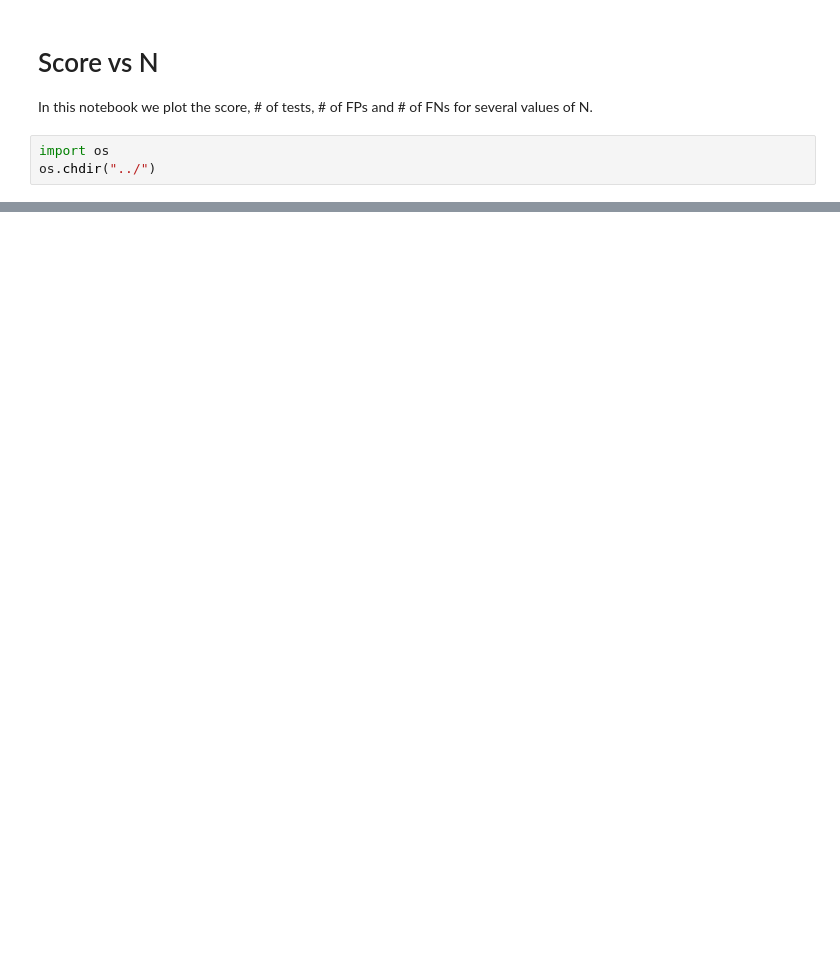
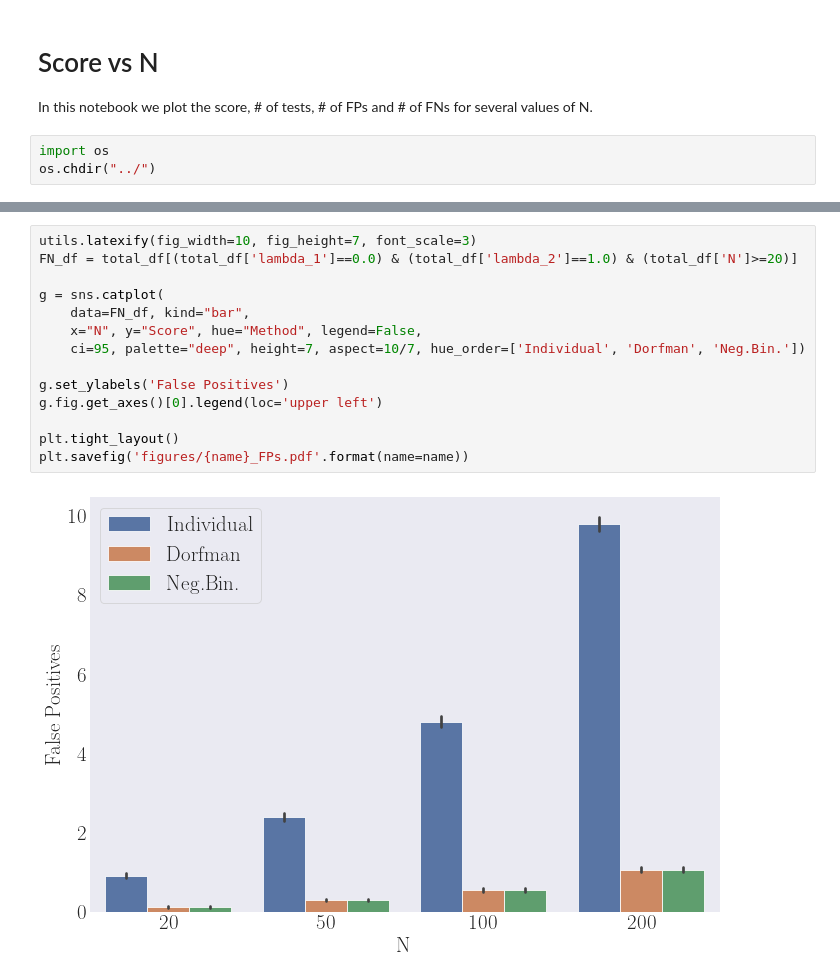
Before and after one commit to Networks-Learning/pooled-testing, a Jupyter notebook: notebooks/score_vs_N.ipynb, the cells around one changed output, grey strips where cells are left out. Cells and saved outputs as stored; diff of their text form; blank space fills up the shorter version.

```diff
--- a/notebooks/score_vs_N.ipynb
+++ b/notebooks/score_vs_N.ipynb
@@ -68,0 +90,16 @@ plt.savefig('figures/{name}.pdf'.format(name=name))
+# %%
+utils.latexify(fig_width=10, fig_height=7, font_scale=3)
+FN_df = total_df[(total_df['lambda_1']==0.0) & (total_df['lambda_2']==1.0) & (total_df['N']>=20)]
+
+g = sns.catplot(
+    data=FN_df, kind="bar",
+    x="N", y="Score", hue="Method", legend=False,
+    ci=95, palette="deep", height=7, aspect=10/7, hue_order=['Individual', 'Dorfman', 'Neg.Bin.'])
+
+g.set_ylabels('False Positives')
+g.fig.get_axes()[0].legend(loc='upper left')
+
+plt.tight_layout()
+plt.savefig('figures/{name}_FPs.pdf'.format(name=name))
+# %% [output]
+[figure, added]
```
Also changed, not shown: parts of 6 cells of this notebook.
